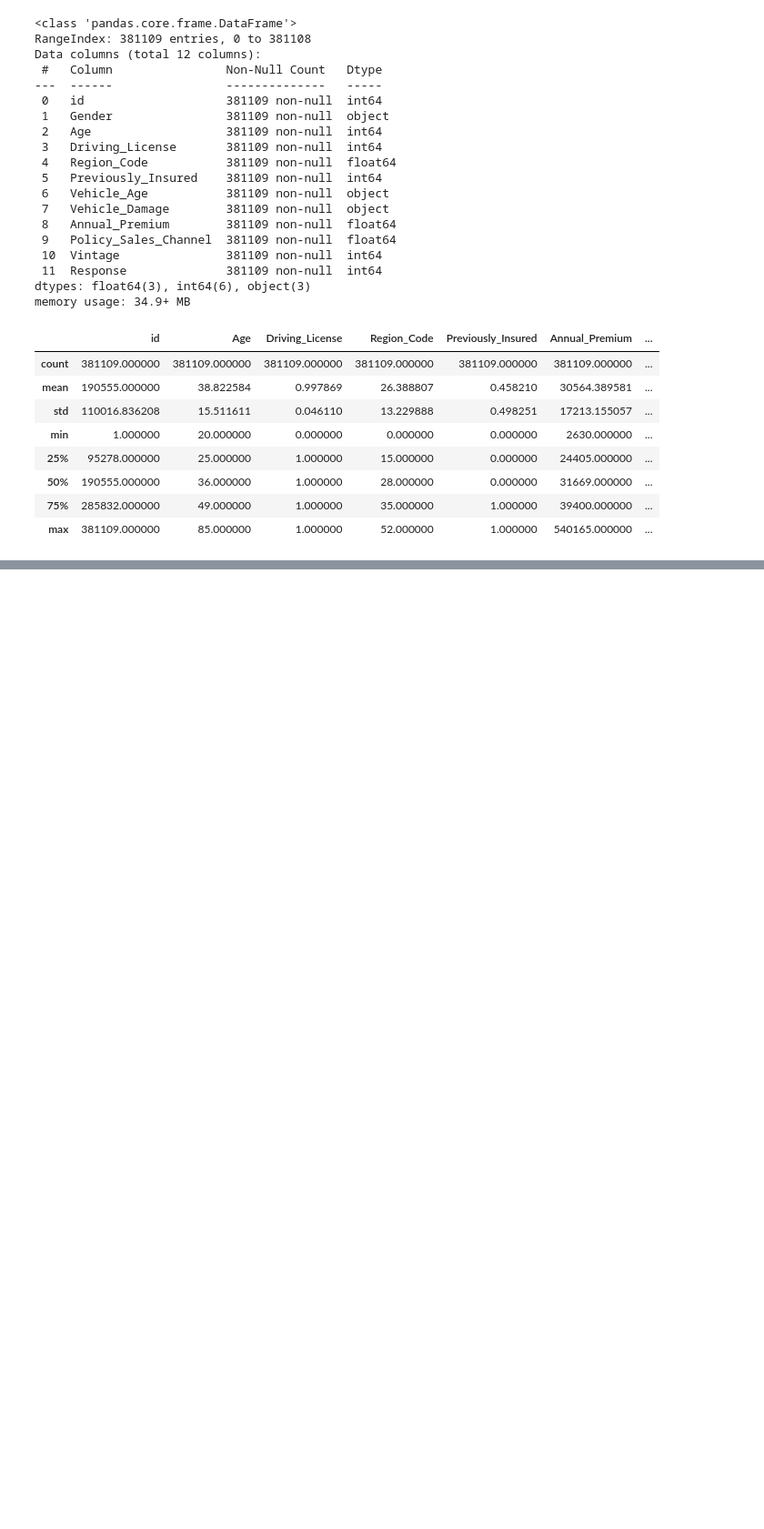
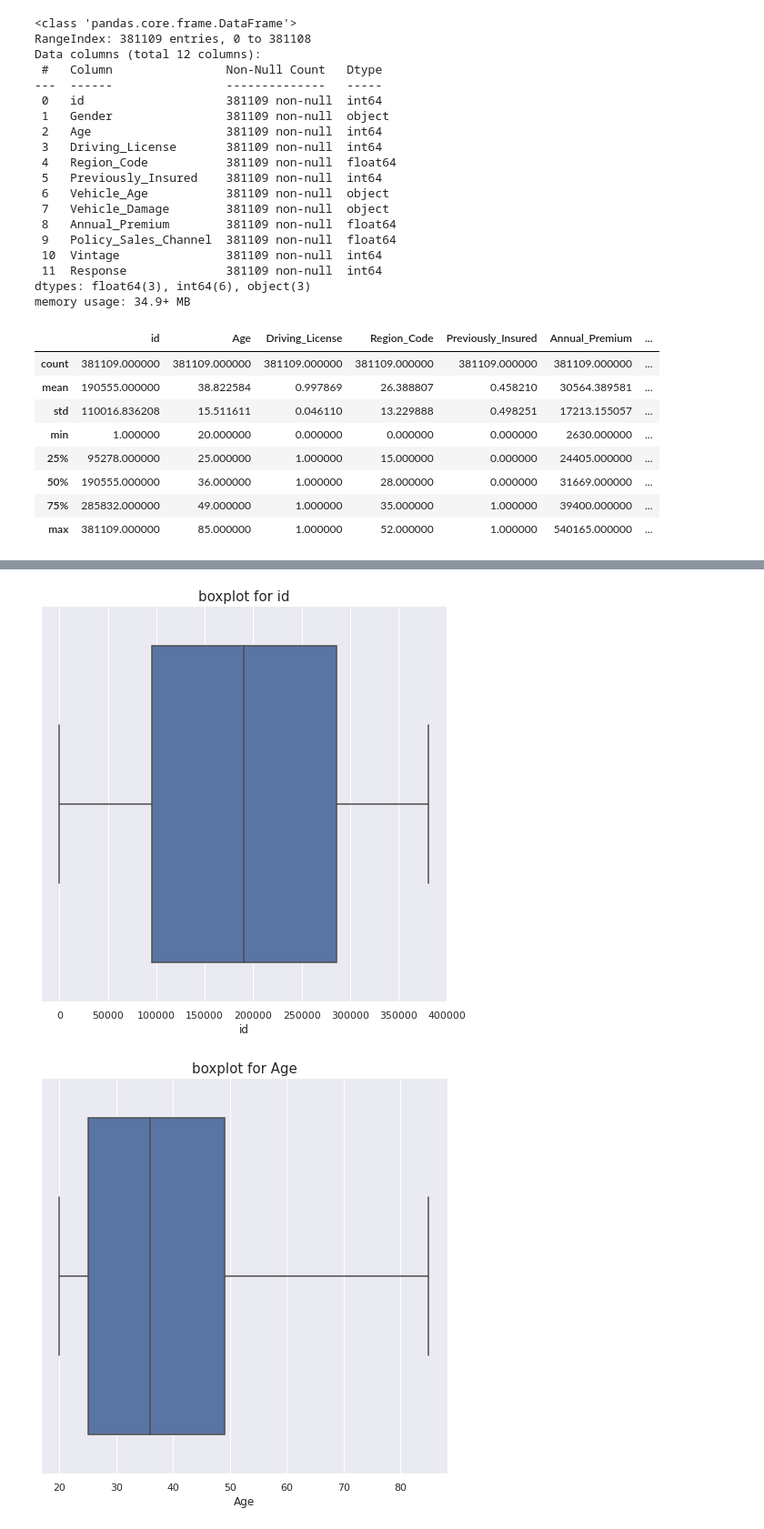
Before and after one commit to ChetanJadhav2341/Health-Insurance-Cross-Sell-Prediction-Classification-Project, a Jupyter notebook: HEALTH_INSURANCE_CROSS_SELL_PREDICTION.ipynb, the cells around one changed output, grey strips where cells are left out. Shown: that part at 91% size. Cells and saved outputs as stored; diff of their text form; code cells hidden in the pictures; blank space fills up the shorter version.

Commit message:
Data Ready For EDA

```diff
--- a/HEALTH_INSURANCE_CROSS_SELL_PREDICTION.ipynb
+++ b/HEALTH_INSURANCE_CROSS_SELL_PREDICTION.ipynb
@@ -111,0 +222,10 @@ df.describe()
+# %%
+df1 = df[list(df.describe())]
+
+for columns in df1:
+  plt.figure(figsize=(8,8))
+  plt.title(f'boxplot for {columns}', fontsize=15)
+  sns.boxplot(data=df1, x=columns)
+# %% [output]
+[figure, added]
+[figure, added]
```
Also changed, not shown: parts of 23 cells of this notebook.
